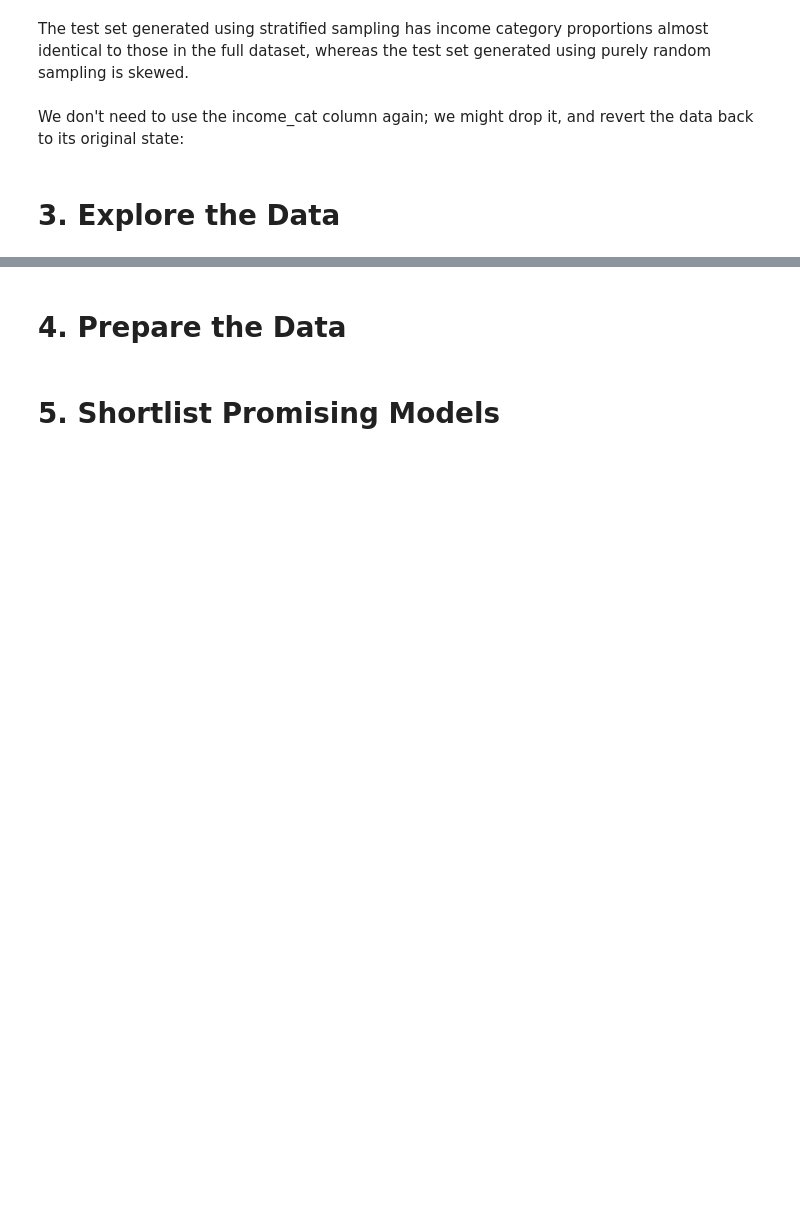
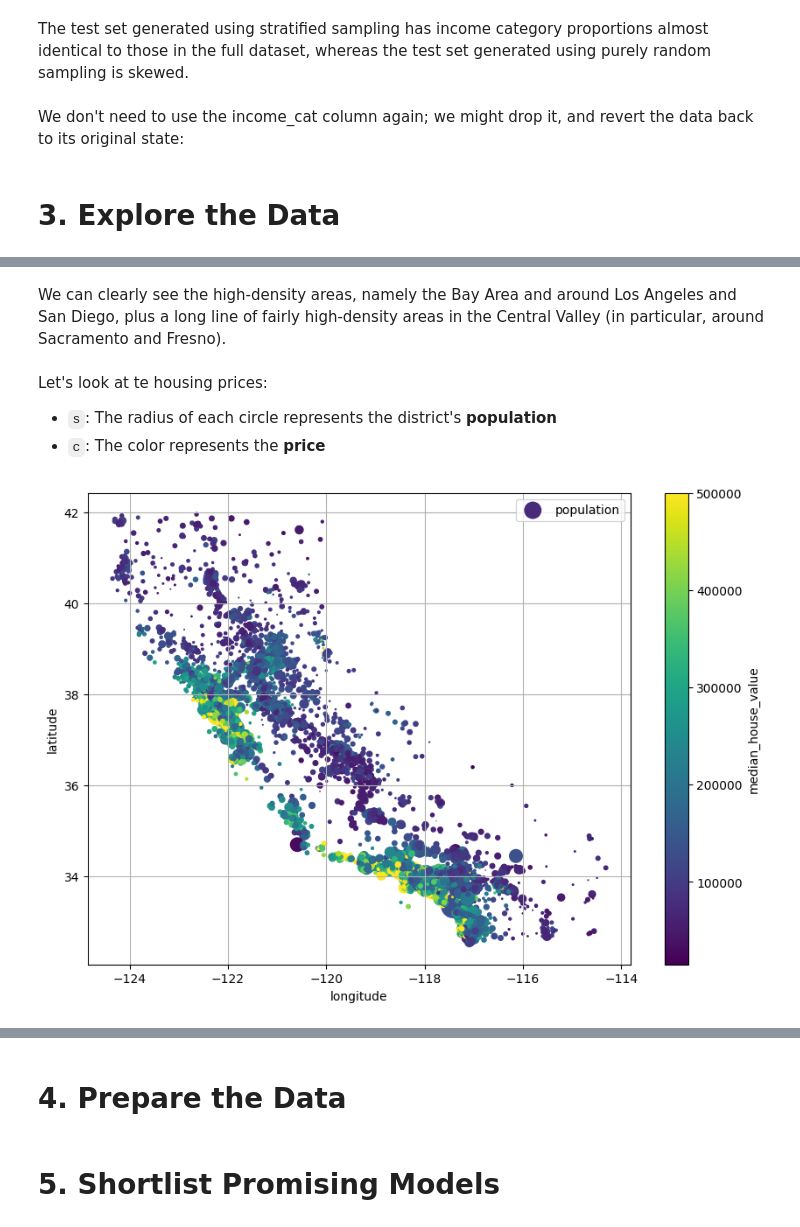
Before and after one commit to enescatagan/house-price-prediction, a Jupyter notebook: notebooks/main_notebook.ipynb, the cells around one changed output, grey strips where cells are left out. Saved outputs shown, nothing was run; the diff lists cells and outputs as text; code cells hidden in the pictures; blank space fills up the shorter version.

```diff
--- a/notebooks/main_notebook.ipynb
+++ b/notebooks/main_notebook.ipynb
@@ -233,0 +242,14 @@ housing = strat_train_set.copy()
+# %% [markdown]
+We can clearly see the high-density areas, namely the Bay Area and around Los Angeles and San Diego, plus a long line of fairly high-density areas in the Central Valley (in particular, around Sacramento and Fresno).
+# %% [markdown]
+Let's look at te housing prices:
+* `s`: The radius of each circle represents the district's **population**
+* `c`: The color represents the **price**
+# %%
+housing.plot(kind="scatter", x="longitude", y="latitude", grid=True,
+             s=housing['population'] / 100, label="population",
+             c="median_house_value", cmap="viridis", colorbar=True,
+             legend=True, sharex=False, figsize=(10, 7))
+plt.show()
+# %% [output]
+[figure, added]
```
Also changed, not shown: parts of 5 cells of this notebook, 1 other file.
